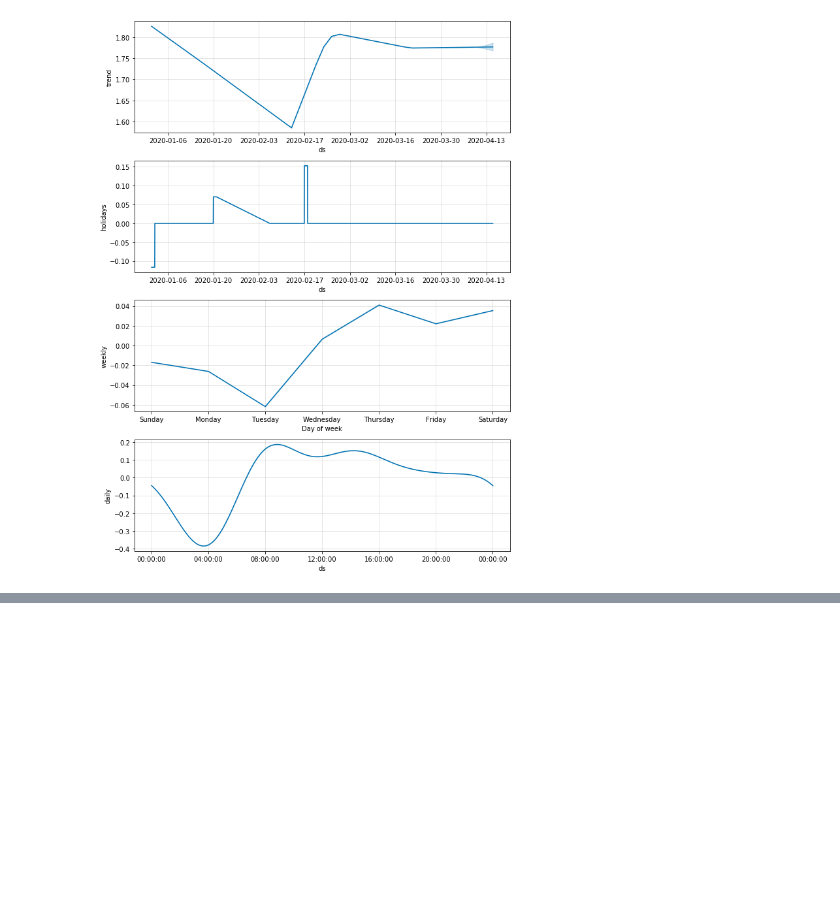
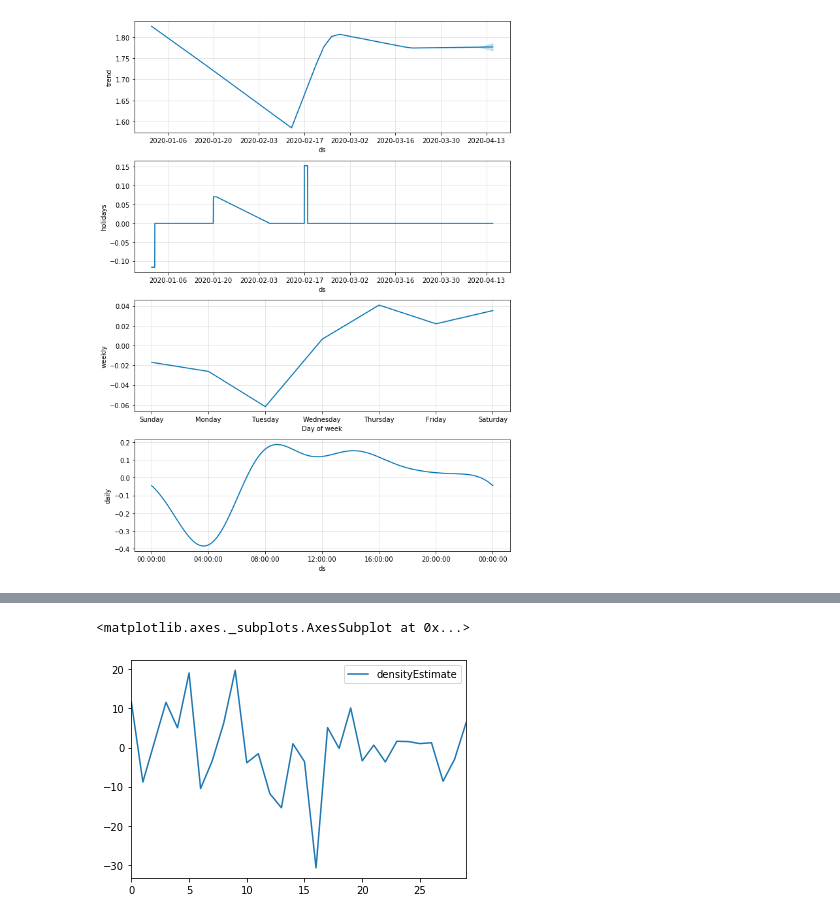
Before and after one commit to gilpasternak35/Likelihood, a Jupyter notebook: likelihood-public.ipynb, the cells around one changed output, grey strips where cells are left out. Cells and saved outputs as stored; diff of their text form; code cells hidden in the pictures; blank space fills up the shorter version.

```diff
--- a/likelihood-public.ipynb
+++ b/likelihood-public.ipynb
@@ -354,0 +424,10 @@ prophetResultsDf.describe()
+# %%
+# With normal kernel function
+for i in np.arange(n):
+    density = np.append(density, (1/(n*bandwidth)) * ((avg - stat[i])/bandwidth)*kernel_const*
+              mt.pow(mt.e,(mt.pow(stat[i],2)/mt.pow(2*dev,2))))
+densityFrame = pd.DataFrame().assign(densityEstimate = density)
+densityFrame.plot()
+# %% [output]
+<matplotlib.axes._subplots.AxesSubplot at 0x...>
+[figure, added]
```
Also changed, not shown: parts of 12 cells of this notebook.
